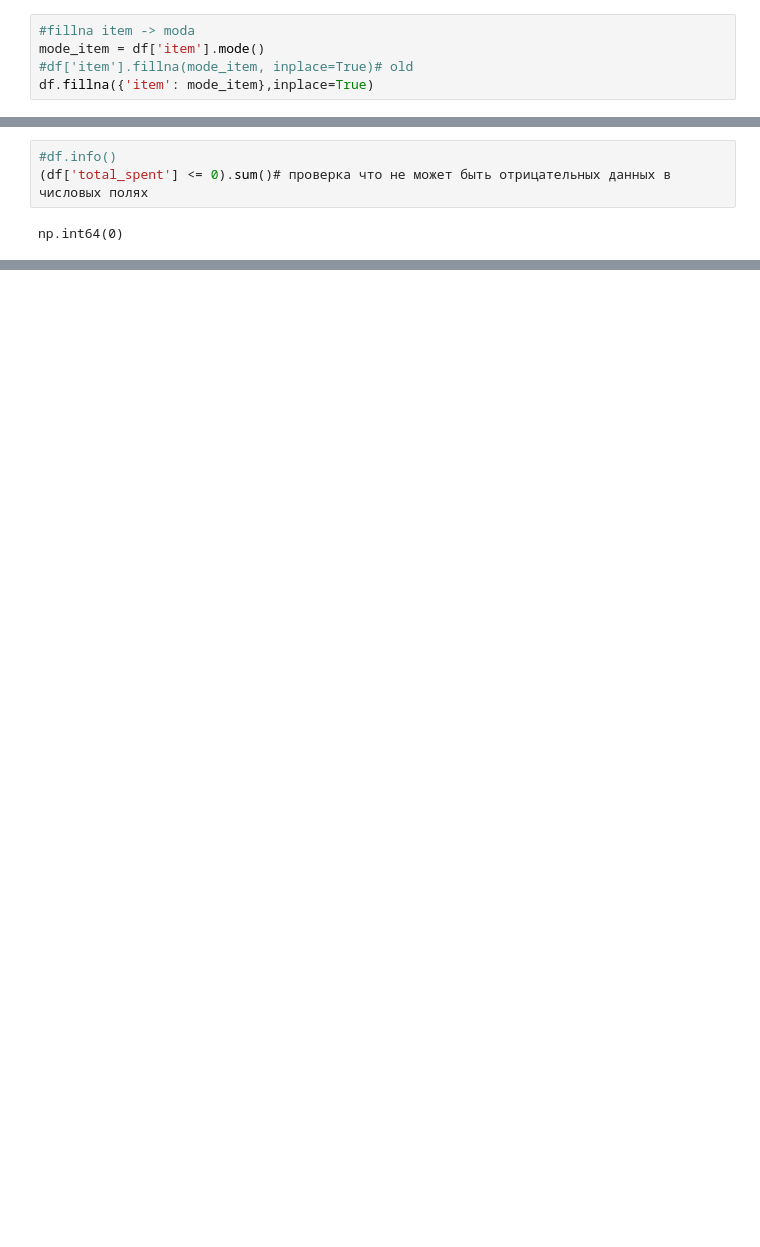
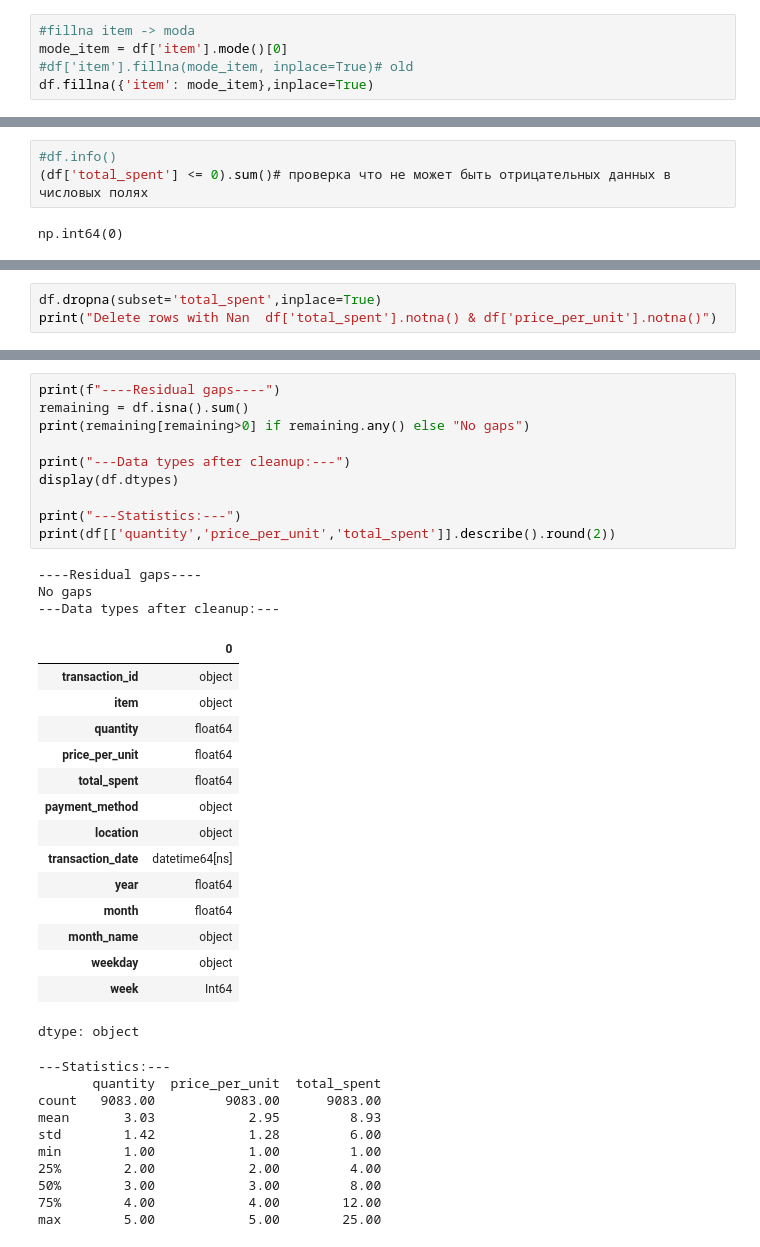
Before and after one commit to Alister44/Analysis_Cafe_Sales, a Jupyter notebook: analysis_cafe_sales.ipynb, the cells around one changed output, grey strips where cells are left out. Drawn from its saved outputs; the diff is of its cells as text; blank space fills up the shorter version.

```diff
--- a/analysis_cafe_sales.ipynb
+++ b/analysis_cafe_sales.ipynb
@@ -416,6 +416,6 @@ Restoring total_spent 0 (new price - median item)
 # %%
 #fillna item -> moda
-mode_item = df['item'].mode()
+mode_item = df['item'].mode()[0]
 #df['item'].fillna(mode_item, inplace=True)# old
 df.fillna({'item': mode_item},inplace=True)
 # %%
@@ -489,0 +470,3 @@ memory usage: 1002.7+ KB
+# %%
+df.dropna(subset='total_spent',inplace=True)
+print("Delete rows with Nan  df['total_spent'].notna() & df['price_per_unit'].notna()")
@@ -489,0 +505,39 @@ memory usage: 1002.7+ KB
+# %%
+print(f"----Residual gaps----")
+remaining = df.isna().sum()
+print(remaining[remaining>0] if remaining.any() else "No gaps")
+
+print("---Data types after cleanup:---")
+display(df.dtypes)
+
+print("---Statistics:---")
+print(df[['quantity','price_per_unit','total_spent']].describe().round(2))
+# %% [output]
+----Residual gaps----
+No gaps
+---Data types after cleanup:---
+|  | 0 |
+| transaction_id | object |
+| item | object |
+| quantity | float64 |
+| price_per_unit | float64 |
+| total_spent | float64 |
+| payment_method | object |
+| location | object |
+| transaction_date | datetime64[ns] |
+| year | float64 |
+| month | float64 |
+| month_name | object |
+| weekday | object |
+| week | Int64 |
+dtype: object
+---Statistics:---
+       quantity  price_per_unit  total_spent
+count   9083.00         9083.00      9083.00
+mean       3.03            2.95         8.93
+std        1.42            1.28         6.00
+min        1.00            1.00         1.00
+25%        2.00            2.00         4.00
+50%        3.00            3.00         8.00
+75%        4.00            4.00        12.00
+max        5.00            5.00        25.00
```
Also changed, not shown: parts of 18 cells of this notebook.
